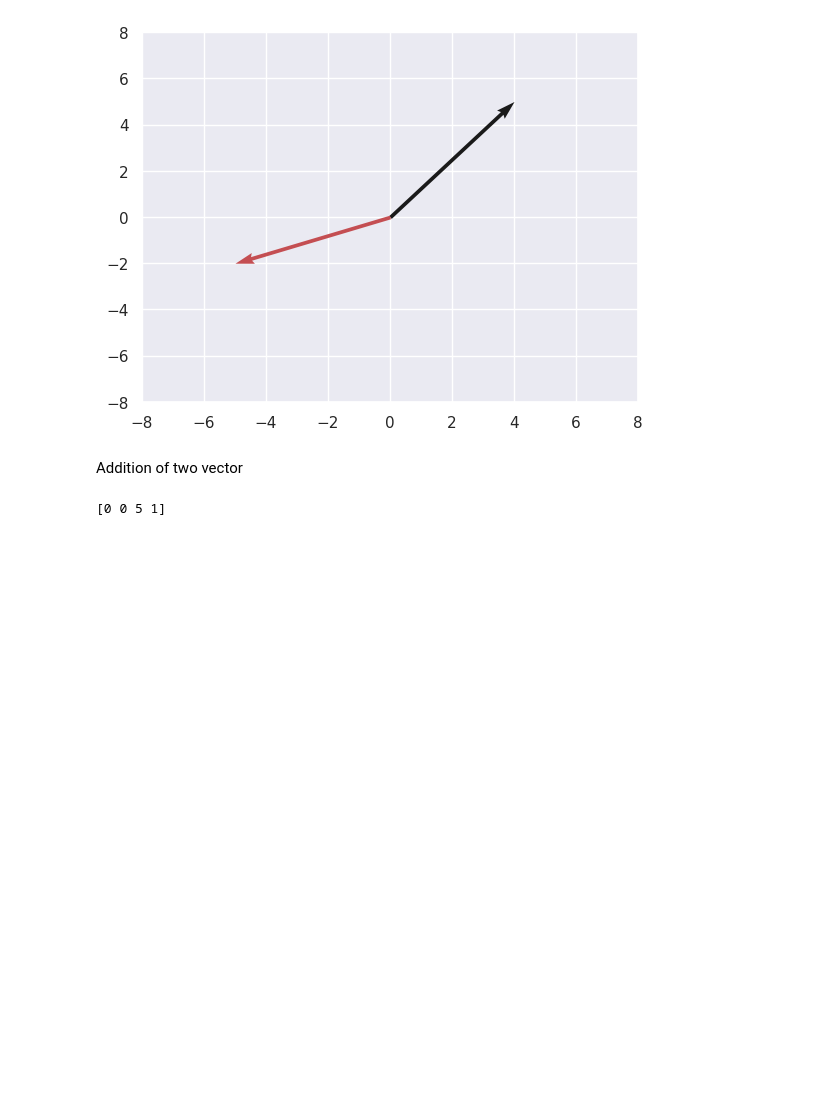
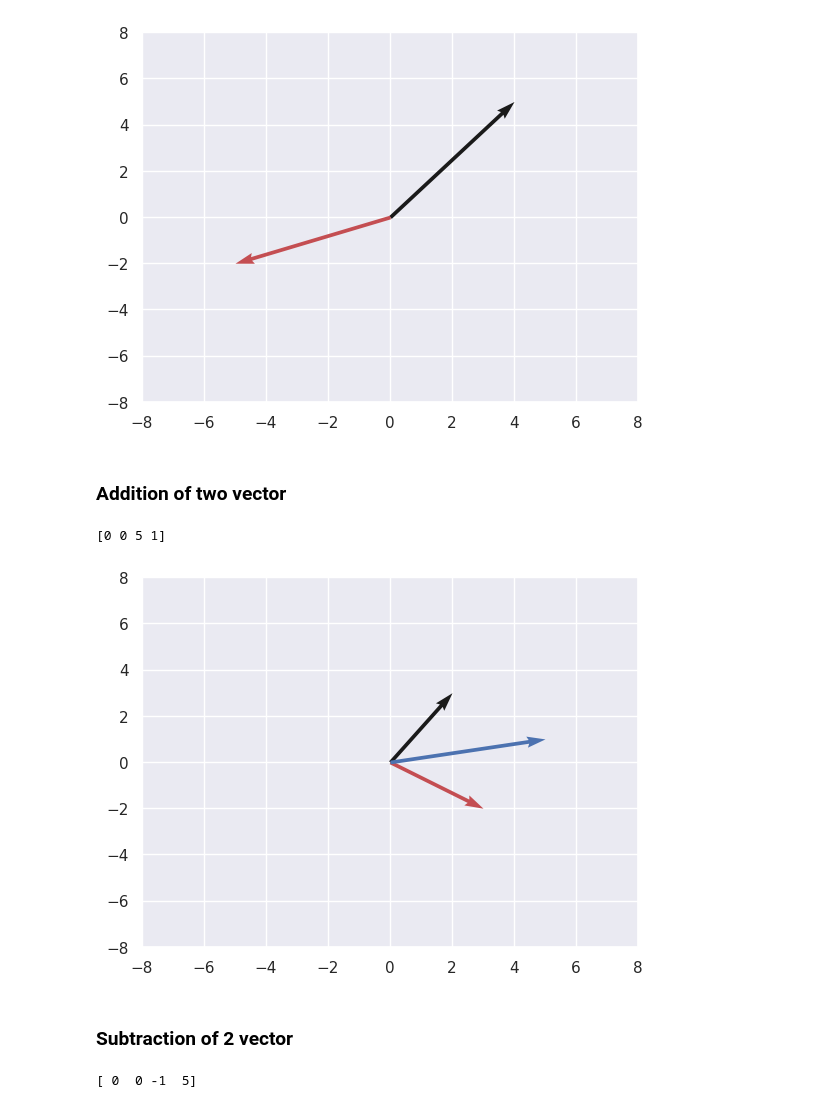
Before and after one commit to mohd-aquib-razi-7853/PythonAi, a Jupyter notebook: ml_math/Vector_Operation.ipynb, the cells around one changed output. Saved outputs shown, nothing was run; the diff lists cells and outputs as text; code cells hidden in the pictures; blank space fills up the shorter version.

Commit message:
final vector

```diff
--- a/ml_math/Vector_Operation.ipynb
+++ b/ml_math/Vector_Operation.ipynb
@@ -27,7 +29,7 @@ plt.show()
 # %% [output]
 [figure]
 # %% [markdown]
-Addition of two vector
+### Addition of two vector
 # %%
 vec1 = np.asarray([0,0,2,3])
 vec2 = np.asarray([0,0,3,-2])
@@ -35,3 +37,21 @@ s = vec1+vec2
 print(s)
 # %% [output]
 [0 0 5 1]
+# %%
+plt.quiver(0,0,2,3,scale_units='xy', angles='xy',scale=1)
+plt.quiver(0,0,3,-2,scale_units='xy', angles='xy',scale=1, color='r')
+plt.quiver(0,0,5,1,scale_units='xy', angles='xy',scale=1, color='b')
+plt.xlim(-8,8)
+plt.ylim(-8,8)
+plt.show()
+# %% [output]
+[figure, added]
+# %% [markdown]
+### Subtraction of 2 vector
+# %%
+vec1 = np.asarray([0,0,2,3])
+vec2 = np.asarray([0,0,3,-2])
+d = vec1-vec2
+print(d)
+# %% [output]
+[ 0  0 -1  5]
```
Also changed, not shown: parts of 6 cells of this notebook.
